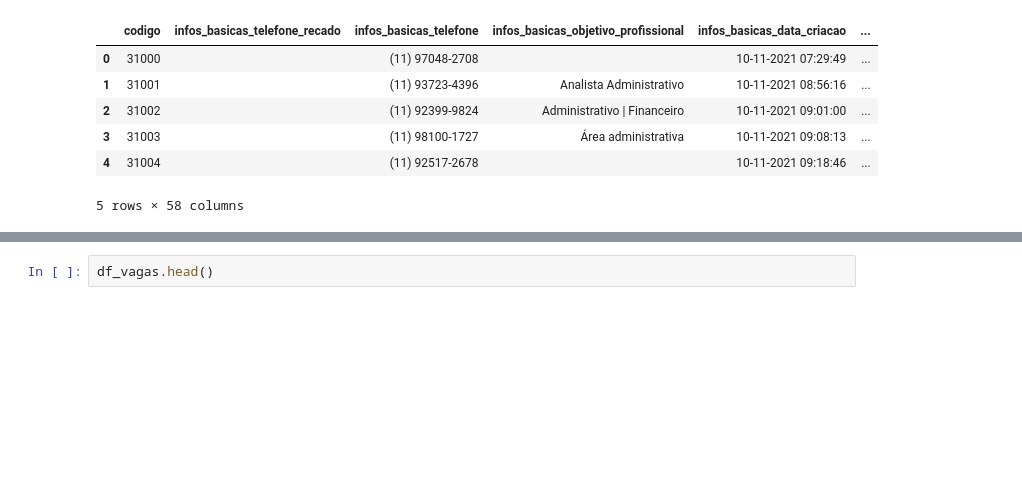
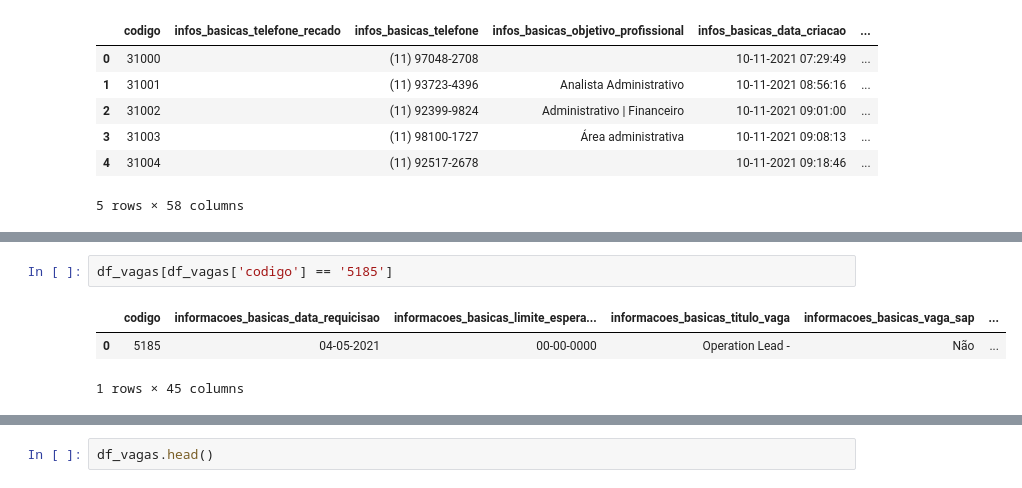
Before and after one commit to nat-lima/Datathon, a Jupyter notebook: app/consult _db_data.ipynb, the cells around one changed output, grey strips where cells are left out. Drawn from its saved outputs; the diff is of its cells as text; blank space fills up the shorter version.

```diff
--- a/app/consult _db_data.ipynb
+++ b/app/consult _db_data.ipynb
@@ -39,0 +115,6 @@ df_applicants.head()
+# %%
+df_vagas[df_vagas['codigo'] == '5185']
+# %% [output]
+|  | codigo | informacoes_basicas_data_requicisao | informacoes_basicas_limite_espera... | informacoes_basicas_titulo_vaga | informacoes_basicas_vaga_sap | ... |
+| 0 | 5185 | 04-05-2021 | 00-00-0000 | Operation Lead - | Não | ... |
+1 rows × 45 columns
```
Also changed, not shown: parts of 15 cells of this notebook, 21 other files.
